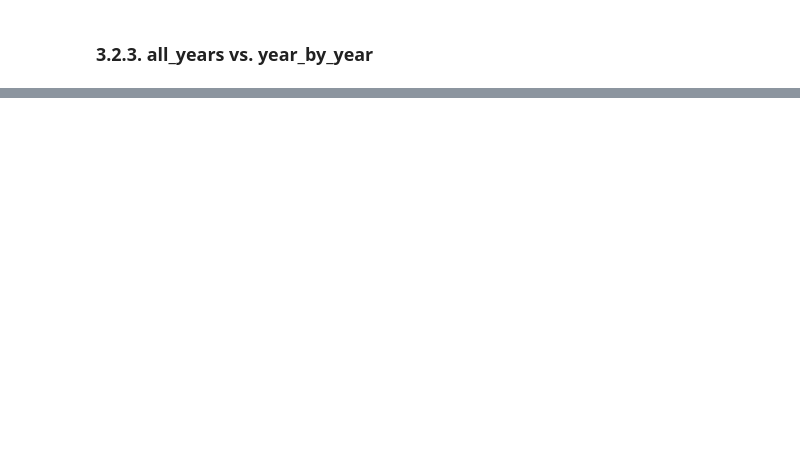
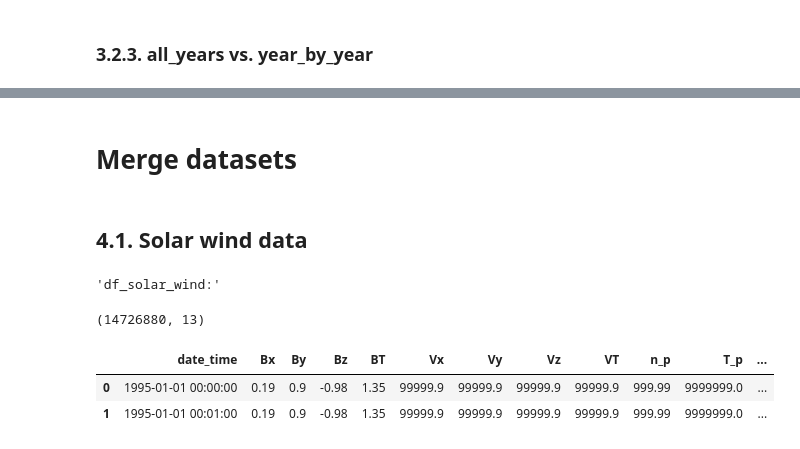
Before and after one commit to Alireza-Motazedian/GIC__Geomagnetic_Induced_Current, a Jupyter notebook: 2. Code/GIC Data Exploration.ipynb, the cells around one changed output, grey strips where cells are left out. Saved outputs shown, nothing was run; the diff lists cells and outputs as text; code cells hidden in the pictures; blank space fills up the shorter version.

````diff
--- a/2. Code/GIC Data Exploration.ipynb
+++ b/2. Code/GIC Data Exploration.ipynb
@@ -10,3 +14,5 @@ try:
 except:
     _ = subprocess.run(["pip", "install", "netCDF4"])
     from netCDF4 import Dataset
+# %%
+path1 = "/content/drive/MyDrive/5. Research/1. Summer Project/GIC/3. Data" ; print(os.listdir(path1), "\n")
@@ -347,7 +359,7 @@ def SuperMAG_data_compression(path1, filename1):
     for var in columns:
         df_var = pd.DataFrame(netcdf1.variables[var][:], columns=[var])
         df_SuperMAG = pd.concat([df_SuperMAG, df_var], axis=1)
-    # display("df_SuperMAG:", df_SuperMAG.shape, df_SuperMAG.head(1)) ; print()
+    # display("df_SuperMAG:", df_SuperMAG.shape, df_SuperMAG.head(2)) ; print()
     netcdf1.close()
 
     datetime_cols_dict = {
@@ -383,7 +395,6 @@ def SuperMAG_data_compression(path1, filename1):
     return(df_SuperMAG)
 
 # Note: You need to mount Google Drive first.
-path1 = "/content/drive/MyDrive/5. Research/1. Summer Project" #/PIML_GIC/3. Data"
 filename1 = "SuperMAG _ all_yeras.netcdf"
 df_SuperMAG = SuperMAG_data_compression(path1, filename1)
 # %% [output]
@@ -544,6 +555,3 @@ dbn_geo, dbe_geo, dbz_geo	Magnetic field perturbations in a geographic coordinat
 ```
 # %% [markdown]
 #### 3.2.2.2. Code
-# %%
-path1 = "/content/drive/MyDrive/5. Research/1. Summer Project/GIC/3. Data"
-os.listdir(path1)
@@ -622,3 +625,29 @@ display("df_SuperMAG_Year_by_year_1995:", df_SuperMAG_Year_by_year_1995.shape, d
 |  | date_time | dbe_geo | dbe_nez | dbn_geo | dbn_nez | dbz_geo | dbz_nez | decl | mcolat | mlat | mlon | ... |
 | 0 | 1995-01-01T00:00:00 | -1.7 | -0.7 | 3.6 | 3.9 | 4.8 | 4.8 | -14.41 | 33.67 | 56.33 | 0.75 | ... |
 | 1 | 1995-01-01T00:01:00 | -1.7 | -0.7 | 3.6 | 3.9 | 4.8 | 4.8 | -14.41 | 33.67 | 56.33 | 0.75 | ... |
+# %% [markdown]
+# Merge datasets
+# %% [markdown]
+## 4.1. Solar wind data
+# %%
+filename1 = "solar_wind_1995-2022.parq.gzip"
+
+df_solar_wind = (
+    pd.read_parquet(os.path.join(path1, filename1))
+    .drop(columns=["SYM/H"])
+    .rename(columns={
+        "field_magnitude_average":"BT", # BT: resultant of Bx, By, Bz.
+        "speed":"VT",                   # VT: resultant of Vx, Vy, Vz.
+        "proton_density":"n_p",
+        "proton_temperature":"T_p",
+        "flow_pressure":"P_p",
+        "electric_field":"E",
+    })
+    .filter(items=["date_time", "Bx", "By", "Bz", "BT", "Vx", "Vy", "Vz", "VT", "n_p", "T_p", "P_p", "E"])
+) ; display("df_solar_wind:", df_solar_wind.shape, df_solar_wind.head(2)) ; print()
+# %% [output]
+'df_solar_wind:'
+(14726880, 13)
+|  | date_time | Bx | By | Bz | BT | Vx | Vy | Vz | VT | n_p | T_p | ... |
+| 0 | 1995-01-01 00:00:00 | 0.19 | 0.9 | -0.98 | 1.35 | 99999.9 | 99999.9 | 99999.9 | 99999.9 | 999.99 | 9999999.0 | ... |
+| 1 | 1995-01-01 00:01:00 | 0.19 | 0.9 | -0.98 | 1.35 | 99999.9 | 99999.9 | 99999.9 | 99999.9 | 999.99 | 9999999.0 | ... |
````
Also changed, not shown: parts of 19 cells of this notebook, 4 other files.
